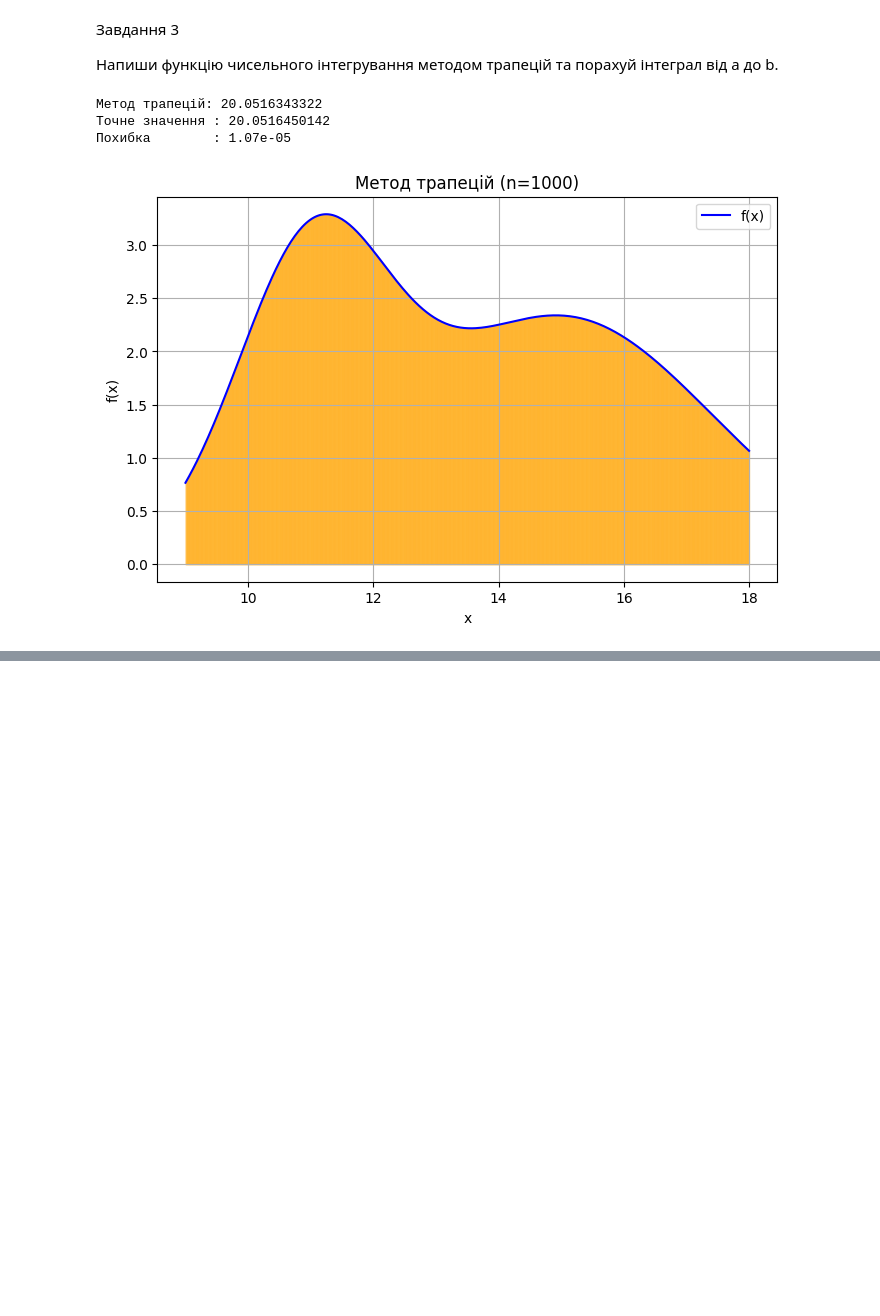
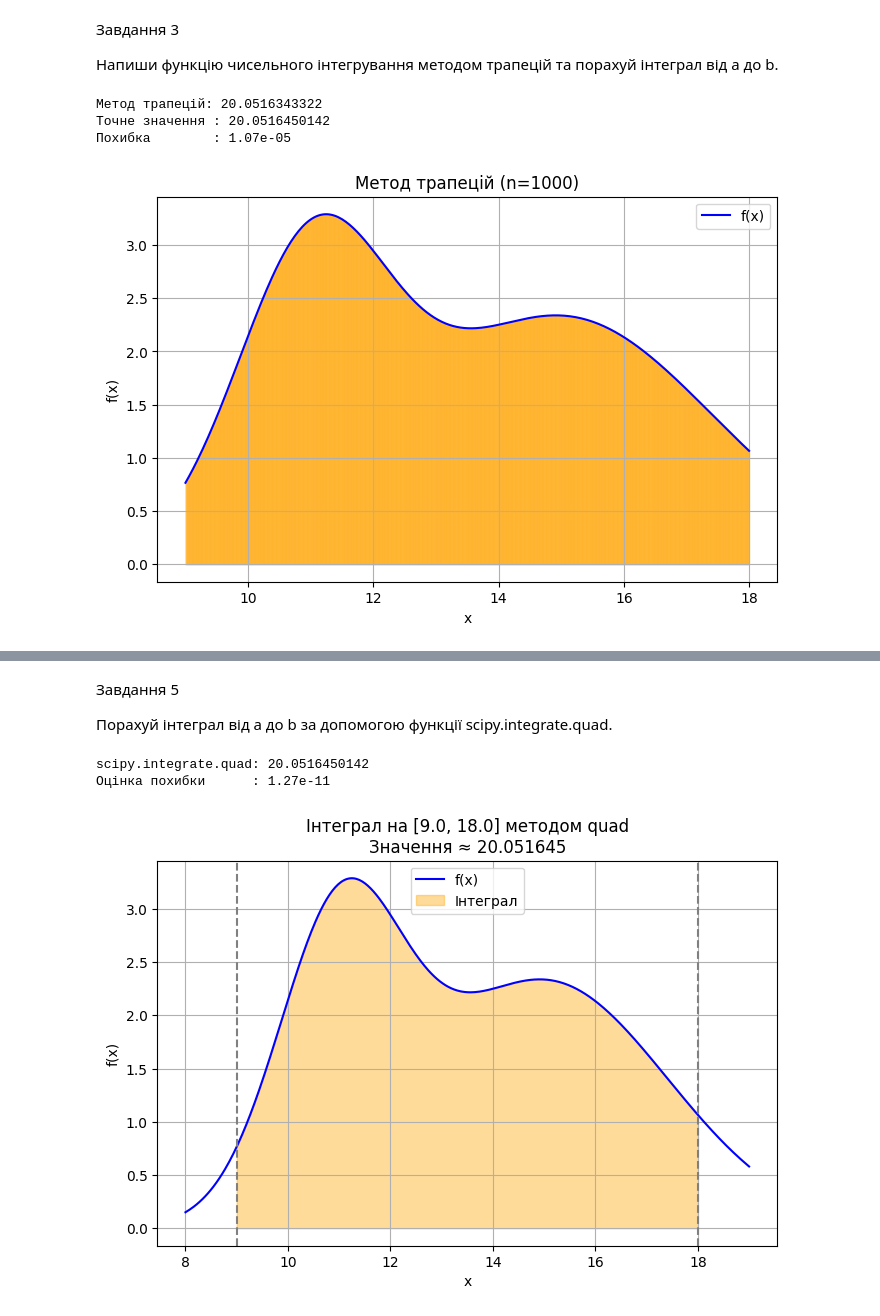
Before and after one commit to svetlanama/math, a Jupyter notebook: ДЗ6_Моісеєнко_Світлана.ipynb, the cells around one changed output, grey strips where cells are left out. Cells and saved outputs as stored; diff of their text form; code cells hidden in the pictures; blank space fills up the shorter version.

```diff
--- a/ДЗ6_Моісеєнко_Світлана.ipynb
+++ b/ДЗ6_Моісеєнко_Світлана.ipynb
@@ -276,0 +348,58 @@ plt.show()
+# %% [markdown]
+Завдання 5
+
+Порахуй інтеграл від a до b за допомогою функції scipy.integrate.quad.
+# %%
+import sympy as sp
+import numpy as np
+from scipy.integrate import quad
+
+# --- Функція з завдання 1
+x = sp.symbols('x', real=True)
+mu1, sigma1, w1 = 11, sp.Float(1.2), sp.Integer(4)
+mu2, sigma2, w2 = 15, sp.Float(2.4), sp.Integer(7)
+
+f_sym = 2 * (
+    w1 / (sigma1 * sp.sqrt(2*sp.pi)) * sp.exp(-sp.Rational(1,2) * ((x - mu1)/sigma1)**2) +
+    w2 / (sigma2 * sp.sqrt(2*sp.pi)) * sp.exp(-sp.Rational(1,2) * ((x - mu2)/sigma2)**2)
+)
+
+# Перетворення у звичайну Python-функцію
+f = sp.lambdify(x, f_sym, "numpy")
+
+# --- Параметри інтегрування
+a, b = 9.0, 18.0
+
+# --- Інтегрування quad
+I_quad, err_est = quad(f, a, b)
+
+print(f"scipy.integrate.quad: {I_quad:.10f}")
+print(f"Оцінка похибки      : {err_est:.2e}")
+
+
+# ---  Побудова графіка
+X_plot = np.linspace(a-1, b+1, 400)   # трошки ширше, щоб бачити контекст
+Y_plot = f(X_plot)
+
+plt.figure(figsize=(8,5))
+plt.plot(X_plot, Y_plot, 'b-', label='f(x)')
+
+# Заштрихована область інтегралу
+X_fill = np.linspace(a, b, 300)
+Y_fill = f(X_fill)
+plt.fill_between(X_fill, Y_fill, color='orange', alpha=0.4, label='Інтеграл')
+
+# Вертикальні лінії меж
+plt.axvline(a, color='gray', linestyle='--')
+plt.axvline(b, color='gray', linestyle='--')
+
+plt.title(f"Інтеграл на [{a}, {b}] методом quad\nЗначення ≈ {I_quad:.6f}")
+plt.xlabel("x")
+plt.ylabel("f(x)")
+plt.grid(True)
+plt.legend()
+plt.show()
+# %% [output]
+scipy.integrate.quad: 20.0516450142
+Оцінка похибки      : 1.27e-11
+[figure, added]
```
Also changed, not shown: parts of 2 cells of this notebook.
